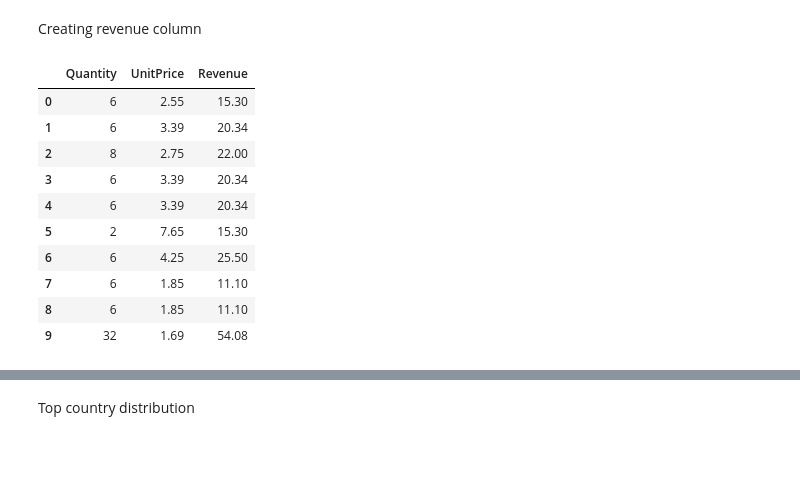
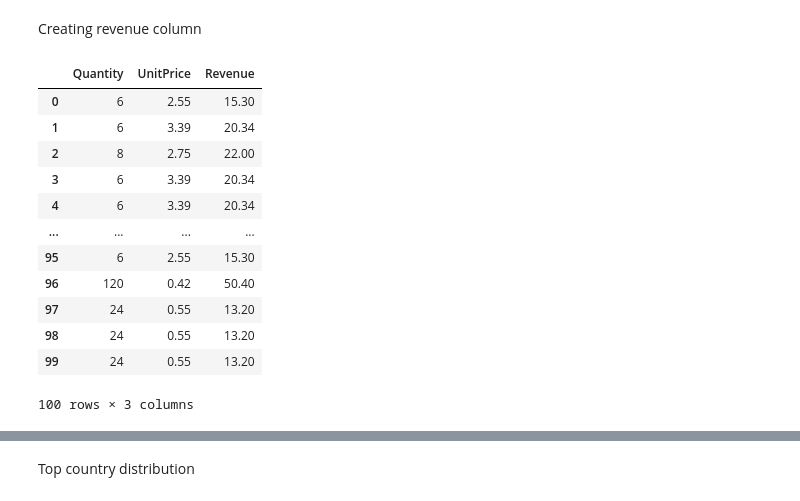
Before and after one commit to Dheeraj223/Dhee_MSc_DS_Project, a Jupyter notebook: Notebooks/Untitled-1.ipynb, the cells around one changed output, grey strips where cells are left out. Saved outputs shown, nothing was run; the diff lists cells and outputs as text; code cells hidden in the pictures; blank space fills up the shorter version.

```diff
--- a/Notebooks/Untitled-1.ipynb
+++ b/Notebooks/Untitled-1.ipynb
@@ -135,16 +135,18 @@ Creating revenue column
 # %%
 df['Revenue'] = df['Quantity'] * df['UnitPrice']
 # %%
-df[['Quantity','UnitPrice','Revenue']].head(10)
+df[['Quantity','UnitPrice','Revenue']].head(100)
 # %% [output]
 |  | Quantity | UnitPrice | Revenue |
 | 0 | 6 | 2.55 | 15.30 |
 | 1 | 6 | 3.39 | 20.34 |
 | 2 | 8 | 2.75 | 22.00 |
 | 3 | 6 | 3.39 | 20.34 |
 | 4 | 6 | 3.39 | 20.34 |
-| 5 | 2 | 7.65 | 15.30 |
-| 6 | 6 | 4.25 | 25.50 |
-| 7 | 6 | 1.85 | 11.10 |
-| 8 | 6 | 1.85 | 11.10 |
-| 9 | 32 | 1.69 | 54.08 |
+| ... | ... | ... | ... |
+| 95 | 6 | 2.55 | 15.30 |
+| 96 | 120 | 0.42 | 50.40 |
+| 97 | 24 | 0.55 | 13.20 |
+| 98 | 24 | 0.55 | 13.20 |
+| 99 | 24 | 0.55 | 13.20 |
+100 rows × 3 columns
```
Also changed, not shown: parts of 3 cells of this notebook.
